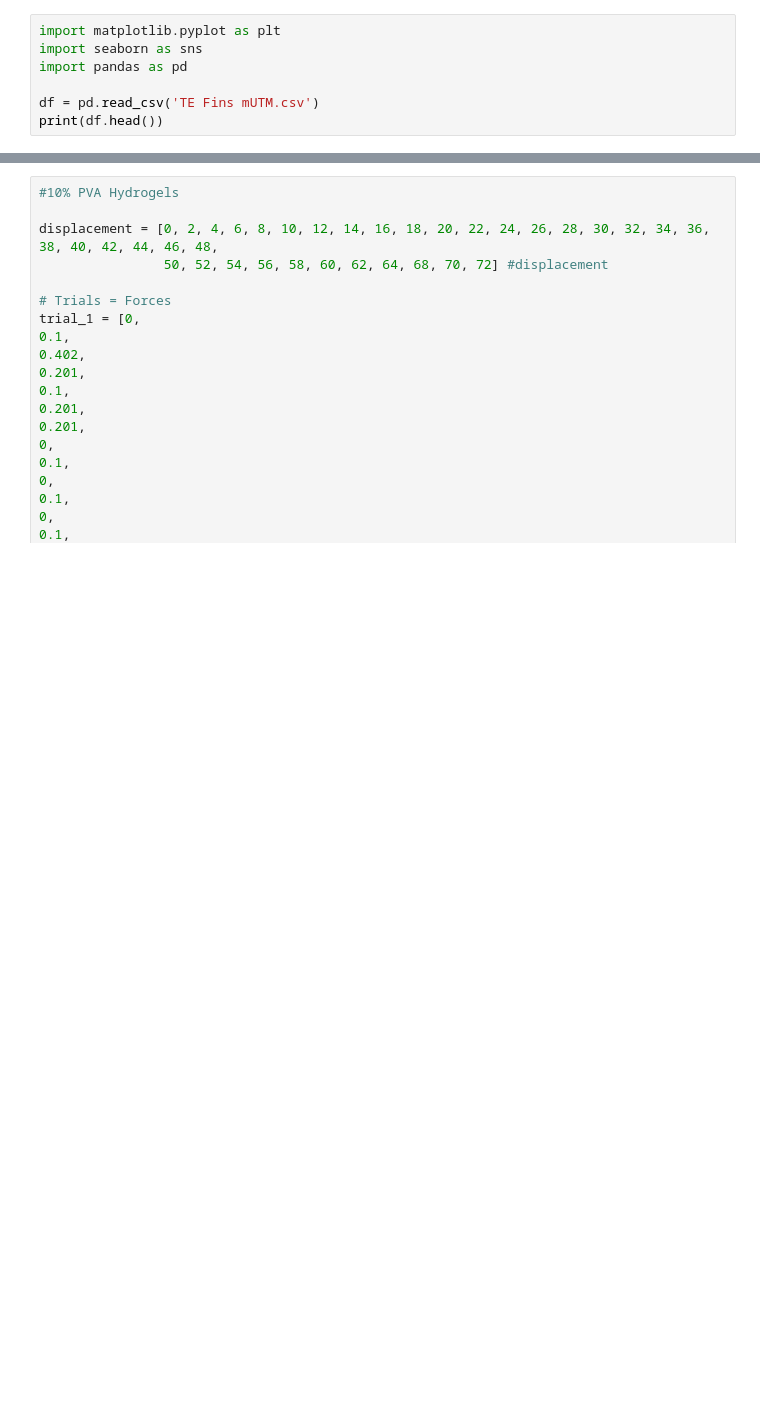
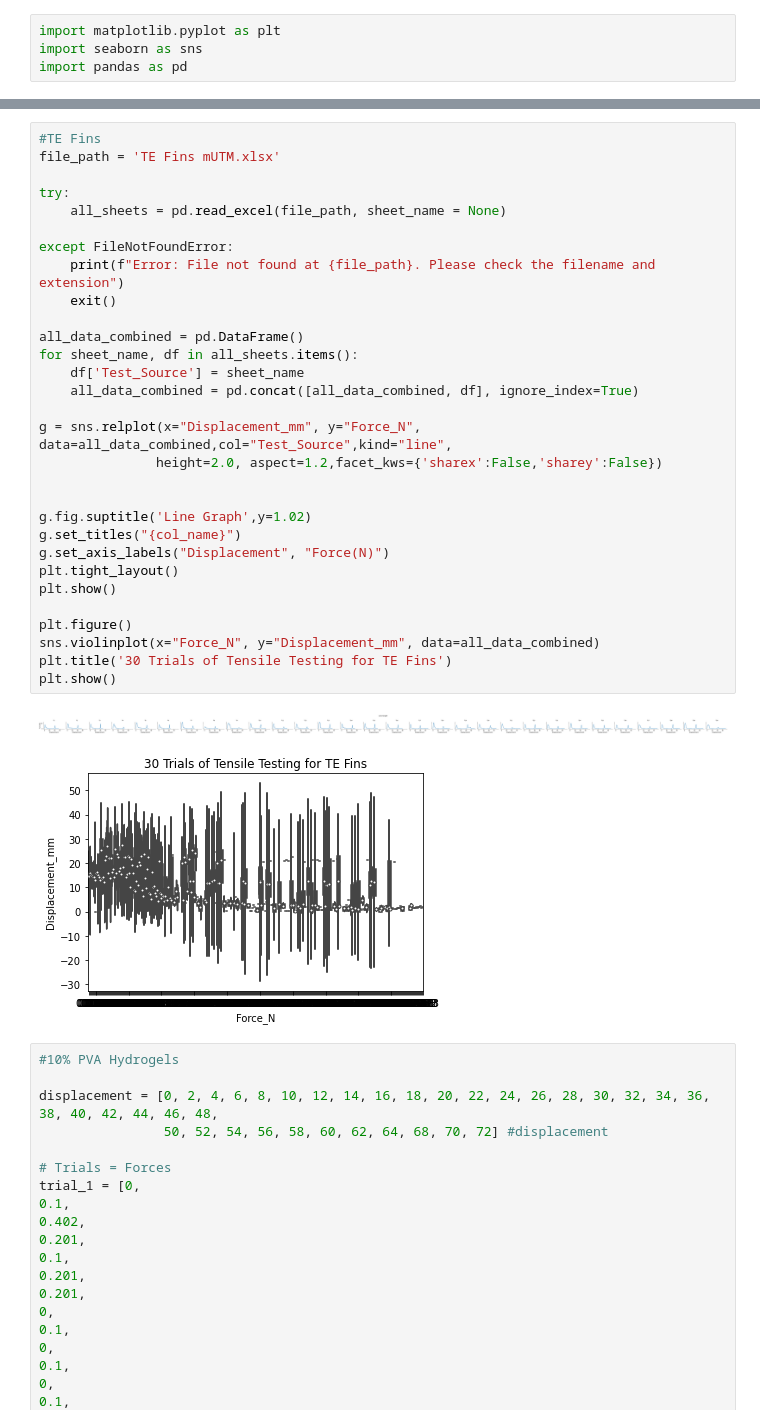
Before and after one commit to n0t-claire/DataAnalysis-TEG, a Jupyter notebook: Thesis - Graph (Displacement Vs Force).ipynb, the cells around one changed output, grey strips where cells are left out. Saved outputs shown, nothing was run; the diff lists cells and outputs as text; blank space fills up the shorter version.

```diff
--- a/Thesis - Graph (Displacement Vs Force).ipynb
+++ b/Thesis - Graph (Displacement Vs Force).ipynb
@@ -2,6 +2,3 @@
 import matplotlib.pyplot as plt
 import seaborn as sns
 import pandas as pd
-
-df = pd.read_csv('TE Fins mUTM.csv')
-print(df.head())
@@ -2460,3 +2055,36 @@ No handles with labels found to put in legend.
+# %%
+#TE Fins
+file_path = 'TE Fins mUTM.xlsx'
+
+try:
+    all_sheets = pd.read_excel(file_path, sheet_name = None)
+
+except FileNotFoundError:
+    print(f"Error: File not found at {file_path}. Please check the filename and extension")
+    exit()
+
+all_data_combined = pd.DataFrame()
+for sheet_name, df in all_sheets.items():
+    df['Test_Source'] = sheet_name
+    all_data_combined = pd.concat([all_data_combined, df], ignore_index=True)
+
+g = sns.relplot(x="Displacement_mm", y="Force_N", data=all_data_combined,col="Test_Source",kind="line",
+               height=2.0, aspect=1.2,facet_kws={'sharex':False,'sharey':False})
+
+
+g.fig.suptitle('Line Graph',y=1.02)
+g.set_titles("{col_name}")
+g.set_axis_labels("Displacement", "Force(N)")
+plt.tight_layout()
+plt.show()
+
+plt.figure()
+sns.violinplot(x="Force_N", y="Displacement_mm", data=all_data_combined)
+plt.title('30 Trials of Tensile Testing for TE Fins')
+plt.show()
+# %% [output]
+[figure, added]
+[figure, added]
 # %%
 #10% PVA Hydrogels
 
```
Also changed, not shown: parts of 2 cells of this notebook, 1 other file.
